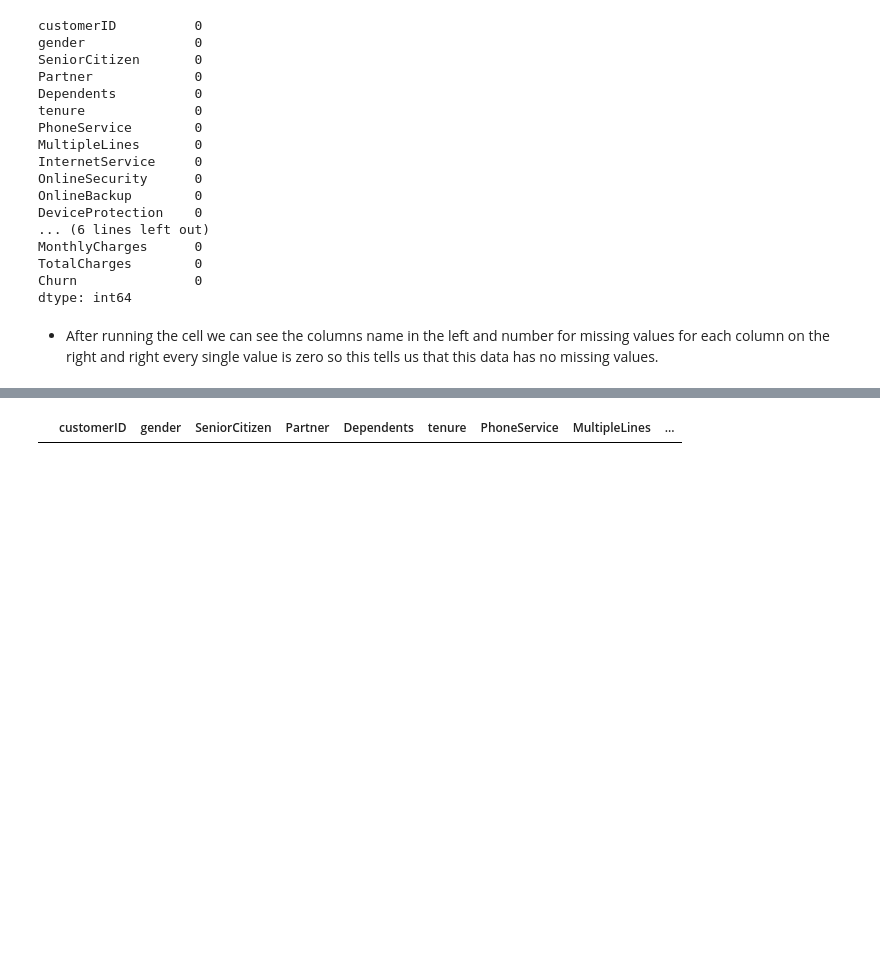
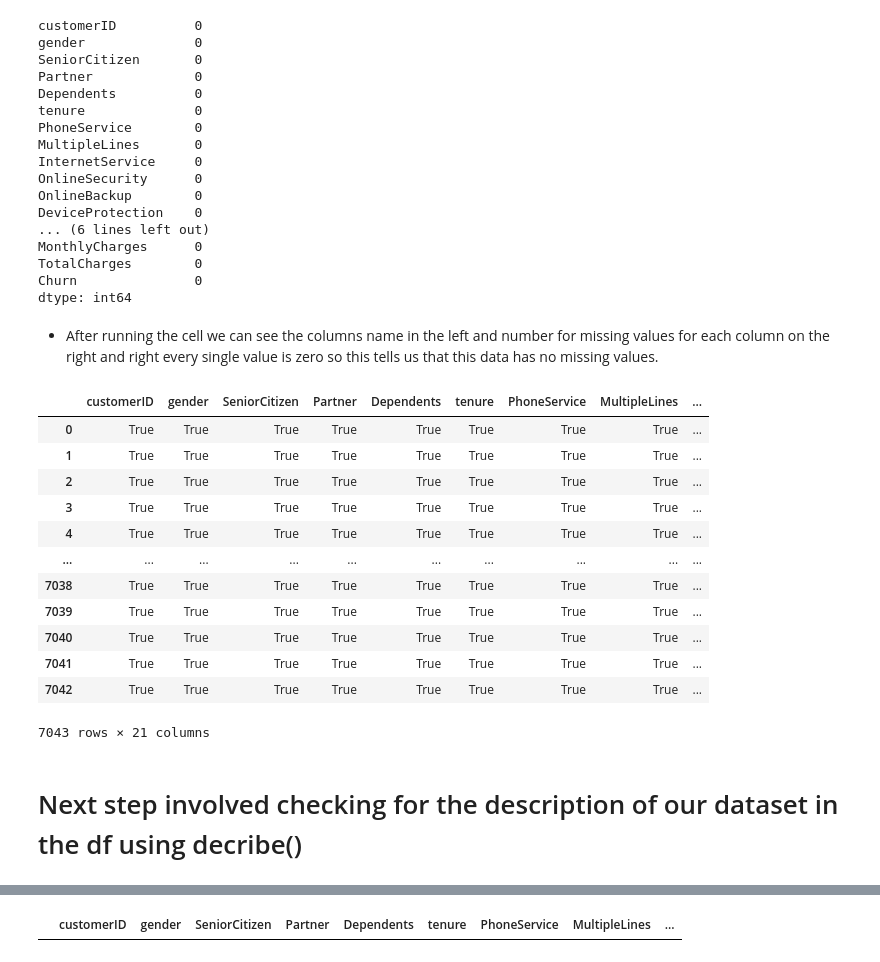
Before and after one commit to Dan-njuguna/telco_customer_churn, a Jupyter notebook: customer_churn.ipynb, the cells around one changed output, grey strips where cells are left out. Saved outputs shown, nothing was run; the diff lists cells and outputs as text; code cells hidden in the pictures; blank space fills up the shorter version.

```diff
--- a/customer_churn.ipynb
+++ b/customer_churn.ipynb
@@ -141,0 +204,6 @@ From the summmary we can see that teh decribe function did apply on the  four co
+# %%
+# Calculate the average of non-null values in the 'TotalCharges' column
+average_total_charges = df['TotalCharges'].mean()
+
+# Replace missing values with the average
+df['TotalCharges'].fillna(average_total_charges, inplace=True)
@@ -161,3 +244,21 @@ Churn               0
 dtype: int64
 # %% [markdown]
 - After running the cell we can see the columns name in the left and number for missing values for each column on the right and right every single value is zero so this tells us that this data has no missing values.
+# %%
+df.notnull()
+# %% [output]
+|  | customerID | gender | SeniorCitizen | Partner | Dependents | tenure | PhoneService | MultipleLines | ... |
+| 0 | True | True | True | True | True | True | True | True | ... |
+| 1 | True | True | True | True | True | True | True | True | ... |
+| 2 | True | True | True | True | True | True | True | True | ... |
+| 3 | True | True | True | True | True | True | True | True | ... |
+| 4 | True | True | True | True | True | True | True | True | ... |
+| ... | ... | ... | ... | ... | ... | ... | ... | ... | ... |
+| 7038 | True | True | True | True | True | True | True | True | ... |
+| 7039 | True | True | True | True | True | True | True | True | ... |
+| 7040 | True | True | True | True | True | True | True | True | ... |
+| 7041 | True | True | True | True | True | True | True | True | ... |
+| 7042 | True | True | True | True | True | True | True | True | ... |
+7043 rows × 21 columns
+# %% [markdown]
+# Next step  involved checking for the description of our dataset in the df using decribe()
```
Also changed, not shown: parts of 50 cells of this notebook.
